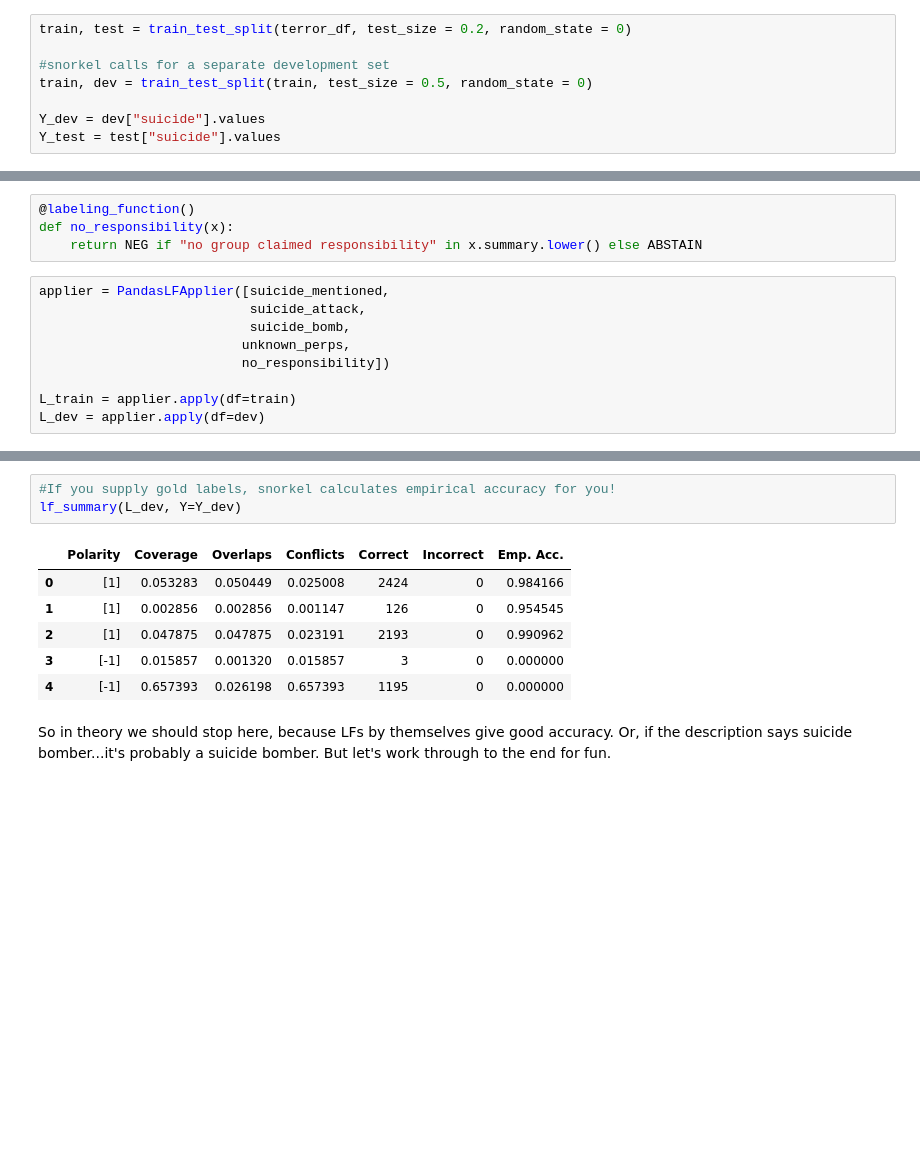
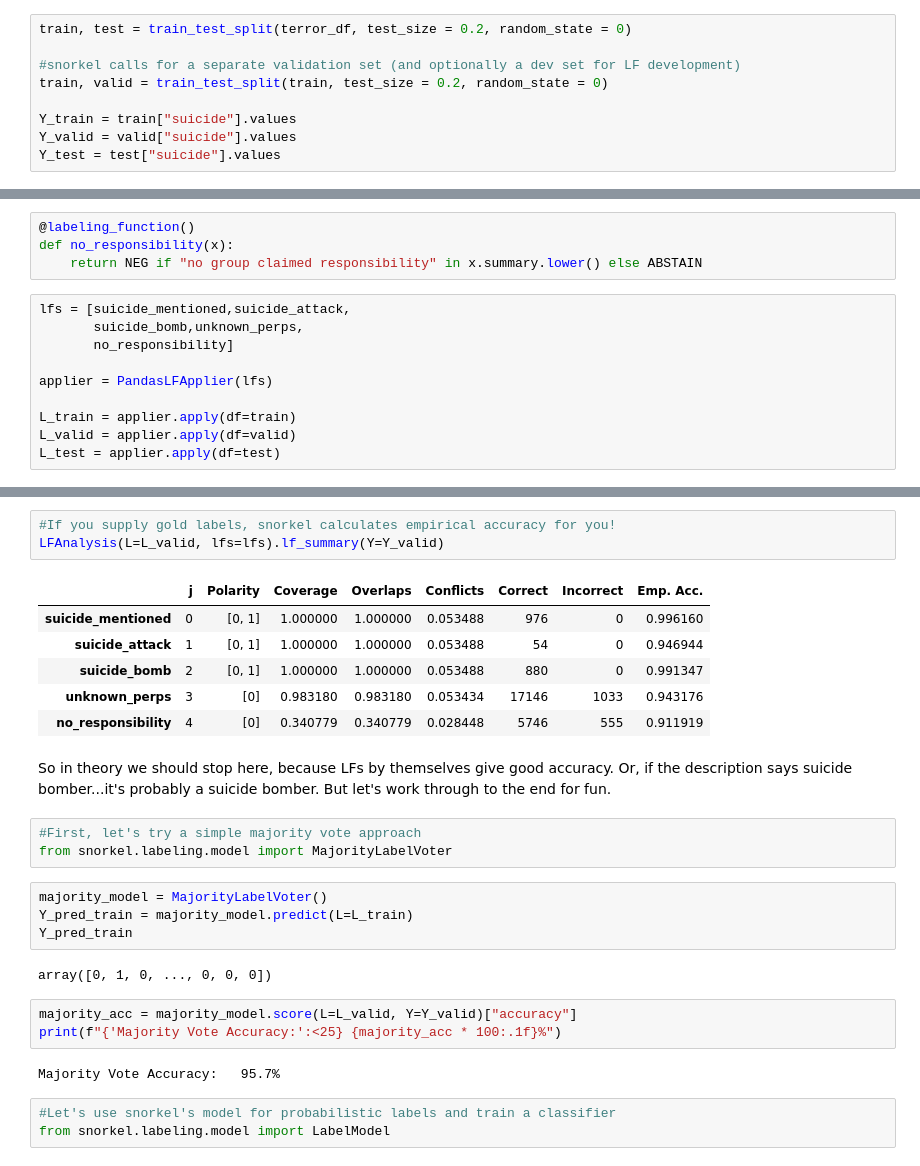
Before and after one commit to ajw-42/snorkel-testing, a Jupyter notebook: snorkel_testing_1_english.ipynb, the cells around one changed output, grey strips where cells are left out. Cells and saved outputs as stored; diff of their text form; blank space fills up the shorter version.

Commit message:
complete suicide example, more progress on arabic

```diff
--- a/snorkel_testing_1_english.ipynb
+++ b/snorkel_testing_1_english.ipynb
@@ -50,9 +48,10 @@ len(terror_df)
 # %%
 train, test = train_test_split(terror_df, test_size = 0.2, random_state = 0)
 
-#snorkel calls for a separate development set
-train, dev = train_test_split(train, test_size = 0.5, random_state = 0)
+#snorkel calls for a separate validation set (and optionally a dev set for LF development)
+train, valid = train_test_split(train, test_size = 0.2, random_state = 0)
 
-Y_dev = dev["suicide"].values
+Y_train = train["suicide"].values
+Y_valid = valid["suicide"].values
 Y_test = test["suicide"].values
 # %%
@@ -120,11 +119,12 @@ def unknown_perps(x):
 def no_responsibility(x):
     return NEG if "no group claimed responsibility" in x.summary.lower() else ABSTAIN
 # %%
-applier = PandasLFApplier([suicide_mentioned,
-                           suicide_attack,
-                           suicide_bomb,
-                          unknown_perps,
-                          no_responsibility])
+lfs = [suicide_mentioned,suicide_attack,
+       suicide_bomb,unknown_perps,
+       no_responsibility]
+
+applier = PandasLFApplier(lfs)
 
 L_train = applier.apply(df=train)
-L_dev = applier.apply(df=dev)
+L_valid = applier.apply(df=valid)
+L_test = applier.apply(df=test)
@@ -144,12 +142,29 @@ lf_summary(L_dev)
 # %%
 #If you supply gold labels, snorkel calculates empirical accuracy for you!
-lf_summary(L_dev, Y=Y_dev)
+LFAnalysis(L=L_valid, lfs=lfs).lf_summary(Y=Y_valid)
 # %% [output]
-|  | Polarity | Coverage | Overlaps | Conflicts | Correct | Incorrect | Emp. Acc. |
-| 0 | [1] | 0.053283 | 0.050449 | 0.025008 | 2424 | 0 | 0.984166 |
-| 1 | [1] | 0.002856 | 0.002856 | 0.001147 | 126 | 0 | 0.954545 |
-| 2 | [1] | 0.047875 | 0.047875 | 0.023191 | 2193 | 0 | 0.990962 |
-| 3 | [-1] | 0.015857 | 0.001320 | 0.015857 | 3 | 0 | 0.000000 |
-| 4 | [-1] | 0.657393 | 0.026198 | 0.657393 | 1195 | 0 | 0.000000 |
+|  | j | Polarity | Coverage | Overlaps | Conflicts | Correct | Incorrect | Emp. Acc. |
+| suicide_mentioned | 0 | [0, 1] | 1.000000 | 1.000000 | 0.053488 | 976 | 0 | 0.996160 |
+| suicide_attack | 1 | [0, 1] | 1.000000 | 1.000000 | 0.053488 | 54 | 0 | 0.946944 |
+| suicide_bomb | 2 | [0, 1] | 1.000000 | 1.000000 | 0.053488 | 880 | 0 | 0.991347 |
+| unknown_perps | 3 | [0] | 0.983180 | 0.983180 | 0.053434 | 17146 | 1033 | 0.943176 |
+| no_responsibility | 4 | [0] | 0.340779 | 0.340779 | 0.028448 | 5746 | 555 | 0.911919 |
 # %% [markdown]
 So in theory we should stop here, because LFs by themselves give good accuracy. Or, if the description says suicide bomber...it's probably a suicide bomber. But let's work through to the end for fun.
+# %%
+#First, let's try a simple majority vote approach
+from snorkel.labeling.model import MajorityLabelVoter
+# %%
+majority_model = MajorityLabelVoter()
+Y_pred_train = majority_model.predict(L=L_train)
+Y_pred_train
+# %% [output]
+array([0, 1, 0, ..., 0, 0, 0])
+# %%
+majority_acc = majority_model.score(L=L_valid, Y=Y_valid)["accuracy"]
+print(f"{'Majority Vote Accuracy:':<25} {majority_acc * 100:.1f}%")
+# %% [output]
+Majority Vote Accuracy:   95.7%
+# %%
+#Let's use snorkel's model for probabilistic labels and train a classifier
+from snorkel.labeling.model import LabelModel
```
Also changed, not shown: parts of 13 cells of this notebook, 2 other files.
